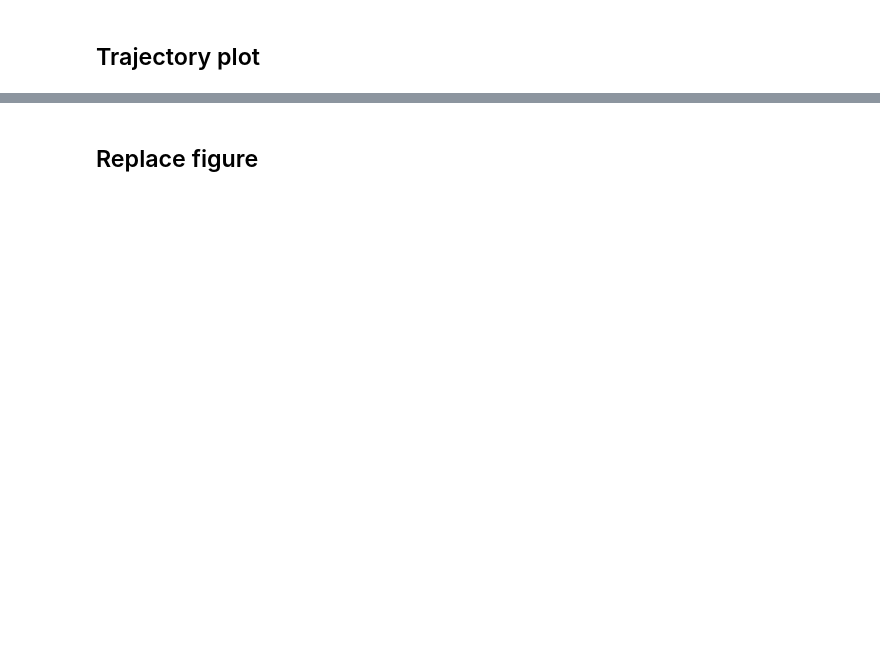
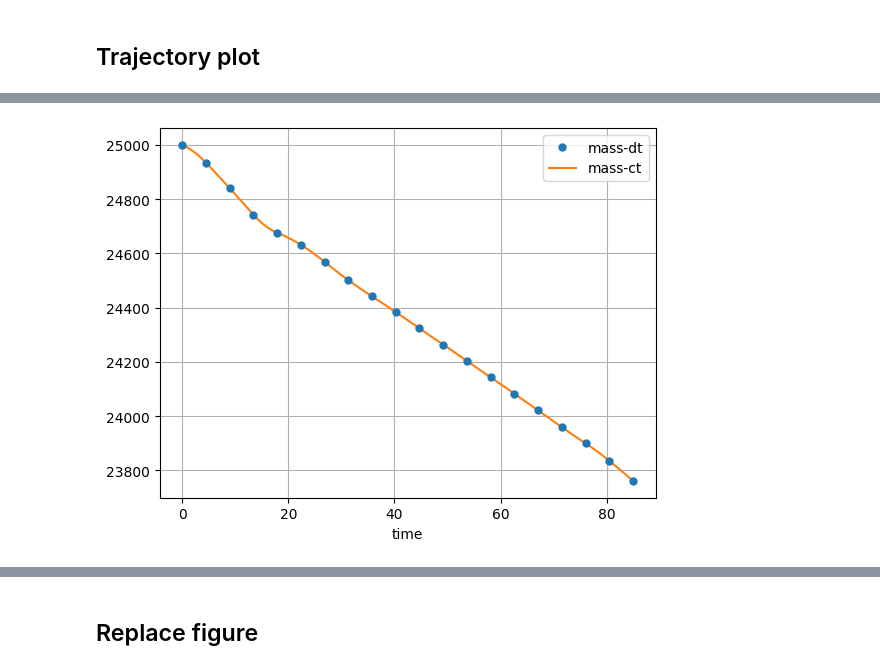
Before and after one commit to UW-ACL/SCPToolbox_tutorial, a Jupyter notebook: src/p4_rocket.ipynb, the cells around one changed output, grey strips where cells are left out. Cells and saved outputs as stored; diff of their text form; code cells hidden in the pictures; blank space fills up the shorter version.

```diff
--- a/src/p4_rocket.ipynb
+++ b/src/p4_rocket.ipynb
@@ -416,0 +401,15 @@ display(xc[4, end])
+# %%
+fig = plt.figure()
+ax = fig.add_subplot(111)
+
+ax.grid()
+
+ax.plot(td, xd[7, :], marker=".", markersize=10, linestyle="none", label="mass-dt", zorder=100)
+ax.plot(tc, xc[7, :], linestyle="-", label="mass-ct")
+
+ax.legend()
+
+ax.set_xlabel("time")
+;
+# %% [output]
+[figure, added]
```
Also changed, not shown: parts of 39 cells of this notebook, 1 other file.
